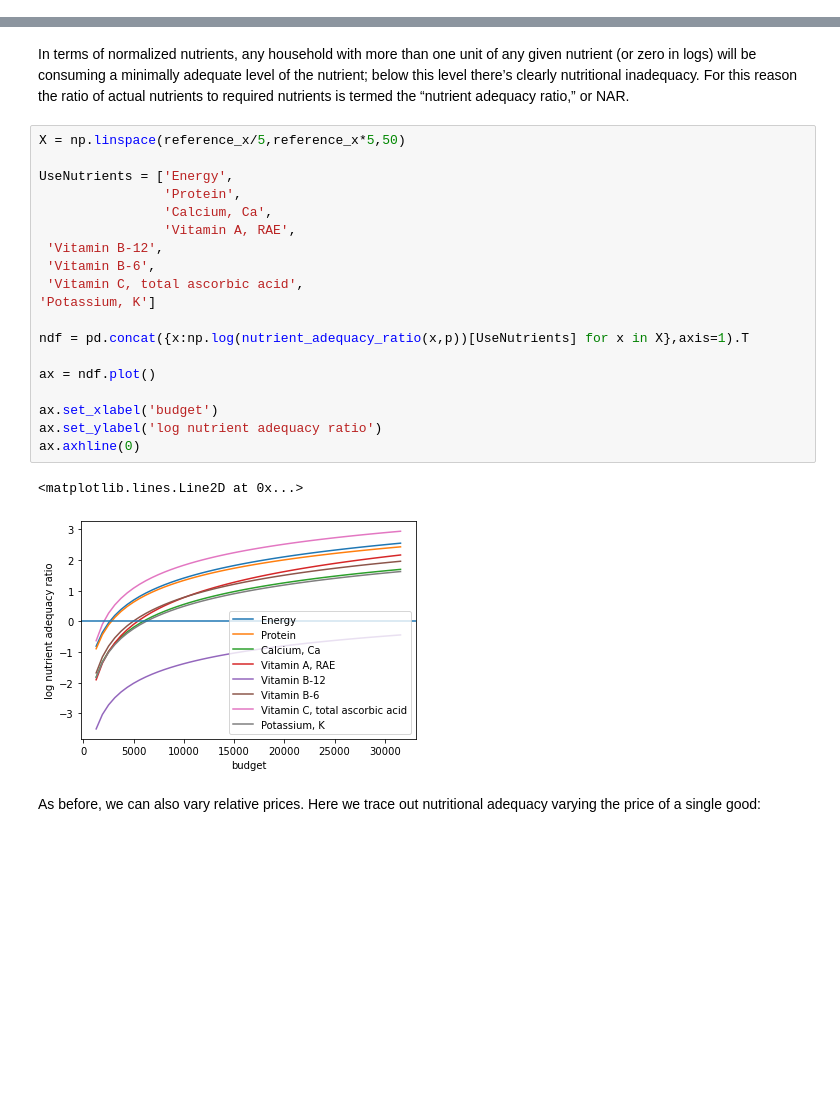
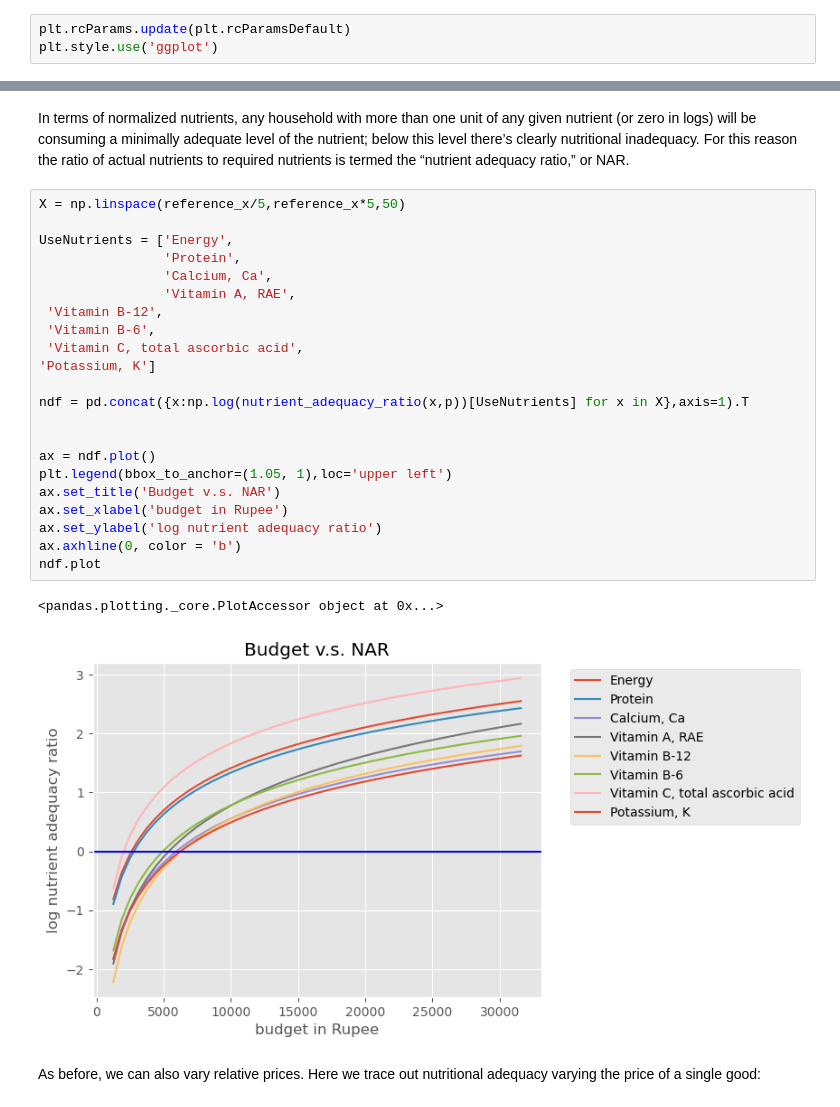
Before and after one commit to aiaay/EEP-153-Project-4_Group-Zilberman, a Jupyter notebook: EEP153_Project 4_Zilberman_Draft_Tamil_Nadu.ipynb, the cells around one changed output, grey strips where cells are left out. Cells and saved outputs as stored; diff of their text form; blank space fills up the shorter version.

```diff
--- a/EEP153_Project 4_Zilberman_Draft_Tamil_Nadu.ipynb
+++ b/EEP153_Project 4_Zilberman_Draft_Tamil_Nadu.ipynb
@@ -229,6 +230,9 @@ urd                           1.016945
 wheat/atta - P.D.S.           1.131145
 wheat/atta - other sources    1.395328
 Name: quantities, Length: 90, dtype: float64
+# %%
+plt.rcParams.update(plt.rcParamsDefault)
+plt.style.use('ggplot')
 # %% [markdown]
 Now we can trace out demands for a household with median budget but varying prices of one good while holding other prices fixed:
 # %% [markdown]
@@ -585,25 +590,28 @@ adequacy ratio,&rdquo; or NAR.
 # %%
 X = np.linspace(reference_x/5,reference_x*5,50)
 
 UseNutrients = ['Energy',
                 'Protein',
                 'Calcium, Ca',
                 'Vitamin A, RAE',
  'Vitamin B-12',
  'Vitamin B-6',
  'Vitamin C, total ascorbic acid',
 'Potassium, K']
 
 ndf = pd.concat({x:np.log(nutrient_adequacy_ratio(x,p))[UseNutrients] for x in X},axis=1).T
 
+
 ax = ndf.plot()
-
-ax.set_xlabel('budget')
+plt.legend(bbox_to_anchor=(1.05, 1),loc='upper left')
+ax.set_title('Budget v.s. NAR')
+ax.set_xlabel('budget in Rupee')
 ax.set_ylabel('log nutrient adequacy ratio')
-ax.axhline(0)
+ax.axhline(0, color = 'b')
+ndf.plot
 # %% [output]
-<matplotlib.lines.Line2D at 0x...>
+<pandas.plotting._core.PlotAccessor object at 0x...>
-[figure, old version]
+[figure, new version]
 # %% [markdown]
 As before, we can also vary relative prices.  Here we trace out nutritional adequacy varying the price of a single good:
 # %%
```
Also changed, not shown: parts of 16 cells of this notebook.
